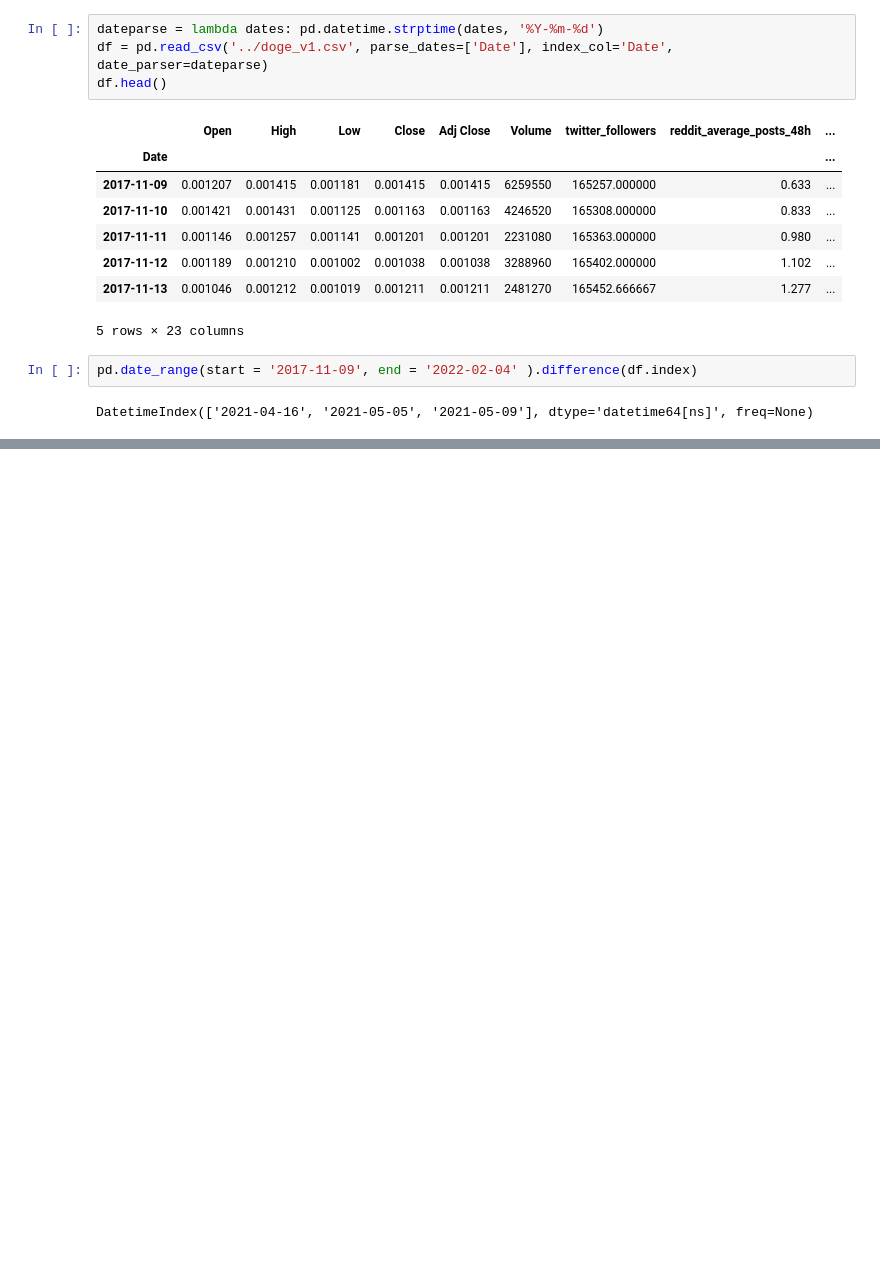
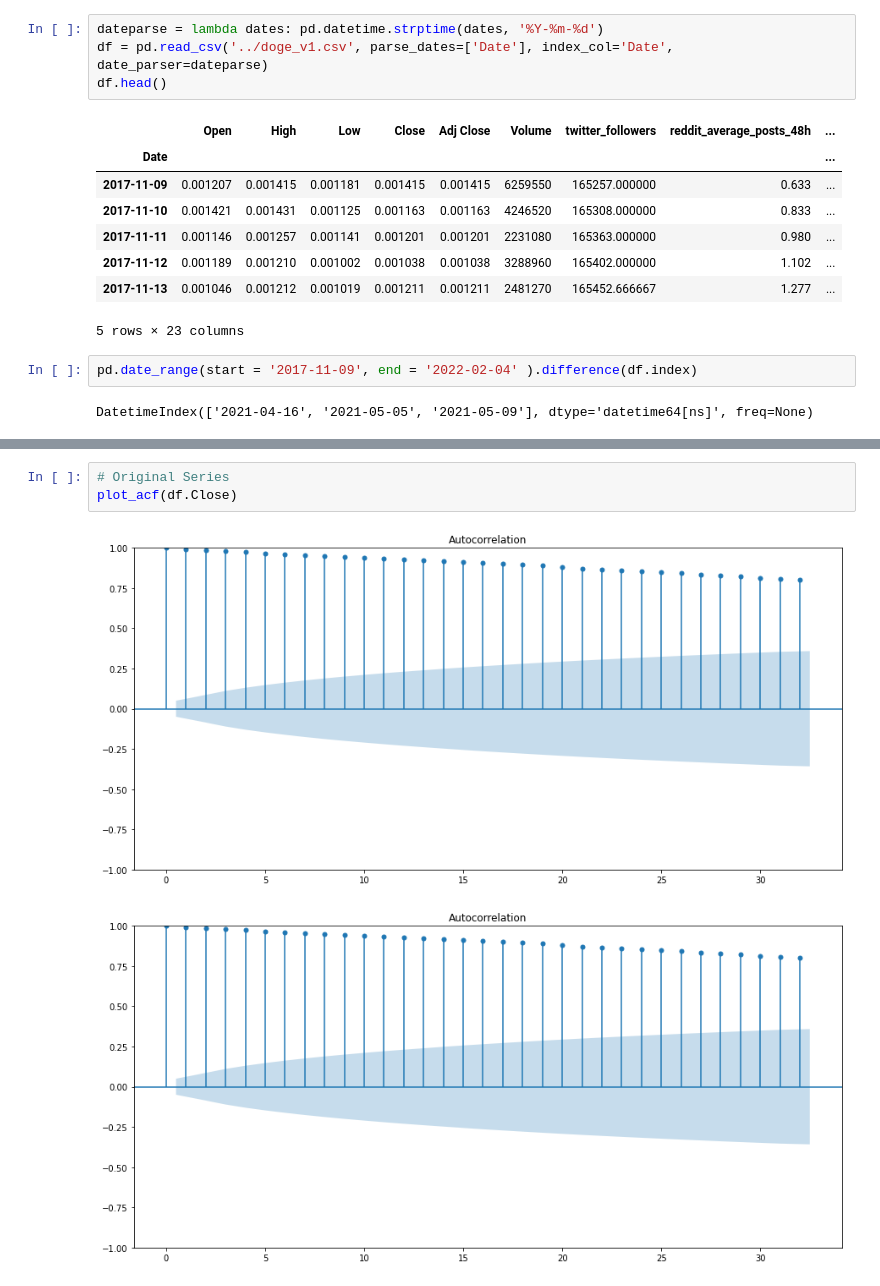
Before and after one commit to AnLong98/SIAP_2022, a Jupyter notebook: notebooks/doge_monthly_arima.ipynb, the cells around one changed output, grey strips where cells are left out. Cells and saved outputs as stored; diff of their text form; blank space fills up the shorter version.

```diff
--- a/notebooks/doge_monthly_arima.ipynb
+++ b/notebooks/doge_monthly_arima.ipynb
@@ -73,0 +93,6 @@ plt.show()
+# %%
+# Original Series
+plot_acf(df.Close)
+# %% [output]
+[figure, added]
+[figure, added]
```
Also changed, not shown: parts of 25 cells of this notebook, 3 other files.
